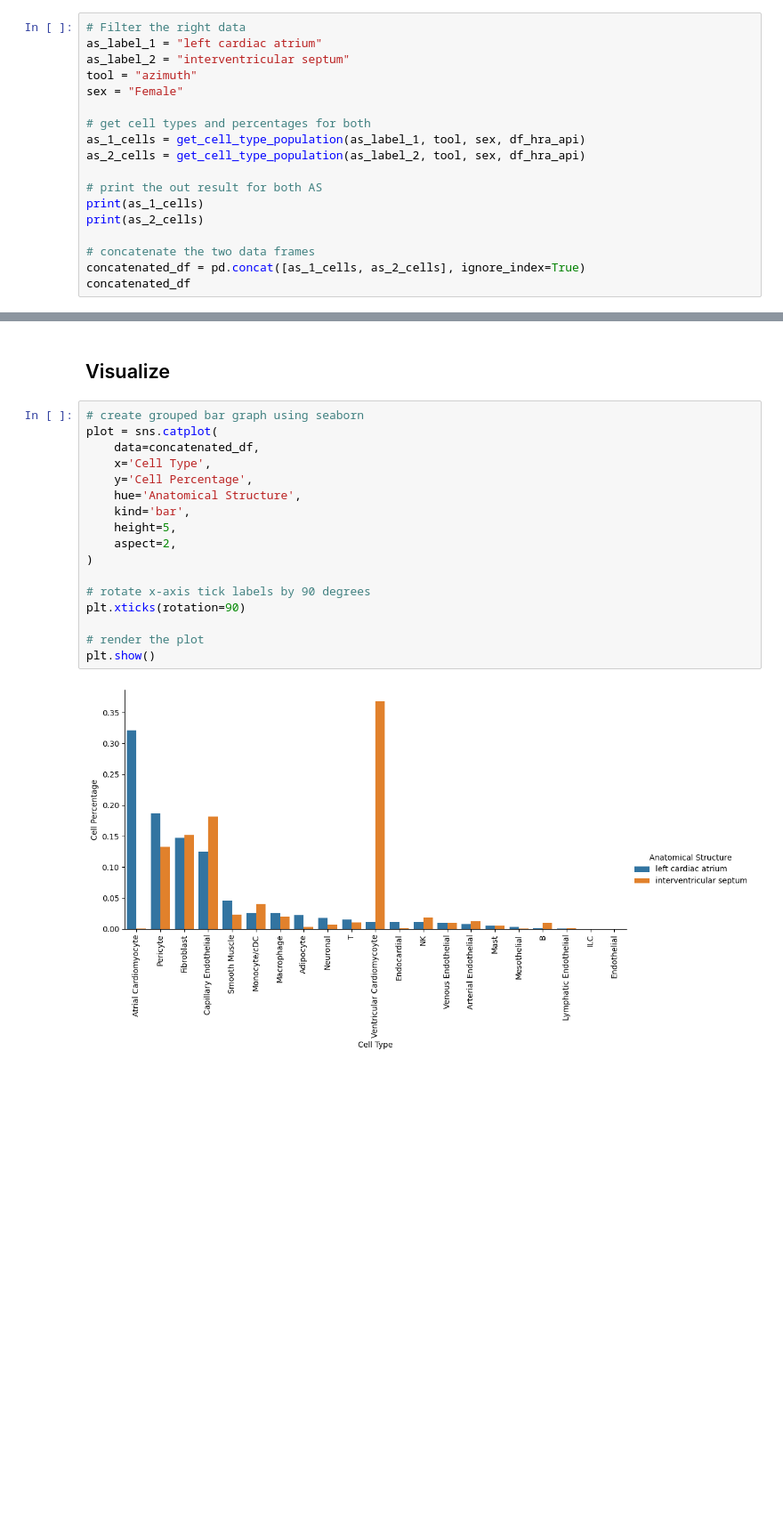
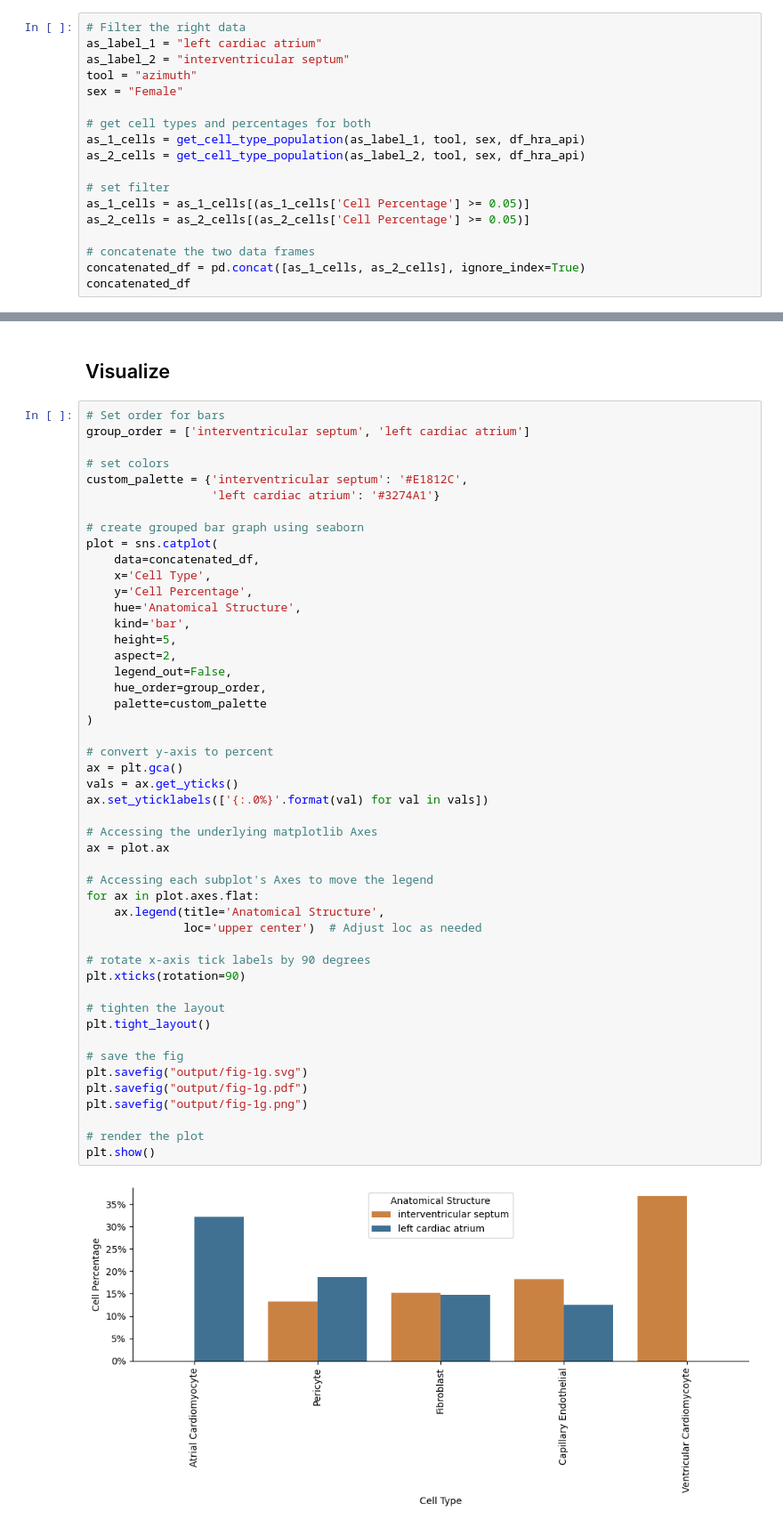
Before and after one commit to cns-iu/hra-construction-usage-supporting-information, a Jupyter notebook: hra_pop/figure_1_g_hra_pop.ipynb, the cells around one changed output, grey strips where cells are left out. Shown at 89% size. Saved outputs shown, nothing was run; the diff lists cells and outputs as text; blank space fills up the shorter version.

Commit message:
Exported first versions of the plot

```diff
--- a/hra_pop/figure_1_g_hra_pop.ipynb
+++ b/hra_pop/figure_1_g_hra_pop.ipynb
@@ -122,9 +123,9 @@ sex = "Female"
 as_1_cells = get_cell_type_population(as_label_1, tool, sex, df_hra_api)
 as_2_cells = get_cell_type_population(as_label_2, tool, sex, df_hra_api)
 
-# print the out result for both AS
-print(as_1_cells)
-print(as_2_cells)
+# set filter
+as_1_cells = as_1_cells[(as_1_cells['Cell Percentage'] >= 0.05)]
+as_2_cells = as_2_cells[(as_2_cells['Cell Percentage'] >= 0.05)]
 
 # concatenate the two data frames
 concatenated_df = pd.concat([as_1_cells, as_2_cells], ignore_index=True)
@@ -167,21 +143,52 @@ concatenated_df
 # %% [markdown]
 ## Visualize
 # %%
+# Set order for bars
+group_order = ['interventricular septum', 'left cardiac atrium']
+
+# set colors
+custom_palette = {'interventricular septum': '#E1812C',
+                  'left cardiac atrium': '#3274A1'}
+
 # create grouped bar graph using seaborn
 plot = sns.catplot(
     data=concatenated_df,
     x='Cell Type',
     y='Cell Percentage',
     hue='Anatomical Structure',
     kind='bar',
     height=5,
     aspect=2,
+    legend_out=False,
+    hue_order=group_order,
+    palette=custom_palette
 )
+
+# convert y-axis to percent
+ax = plt.gca()
+vals = ax.get_yticks()
+ax.set_yticklabels(['{:.0%}'.format(val) for val in vals])
+
+# Accessing the underlying matplotlib Axes
+ax = plot.ax
+
+# Accessing each subplot's Axes to move the legend
+for ax in plot.axes.flat:
+    ax.legend(title='Anatomical Structure',
+              loc='upper center')  # Adjust loc as needed
 
 # rotate x-axis tick labels by 90 degrees
 plt.xticks(rotation=90)
 
+# tighten the layout
+plt.tight_layout()
+
+# save the fig
+plt.savefig("output/fig-1g.svg")
+plt.savefig("output/fig-1g.pdf")
+plt.savefig("output/fig-1g.png")
+
 # render the plot
 plt.show()
 # %% [output]
-[figure, old version]
+[figure, new version]
```
Also changed, not shown: parts of 3 cells of this notebook, 3 other files.
